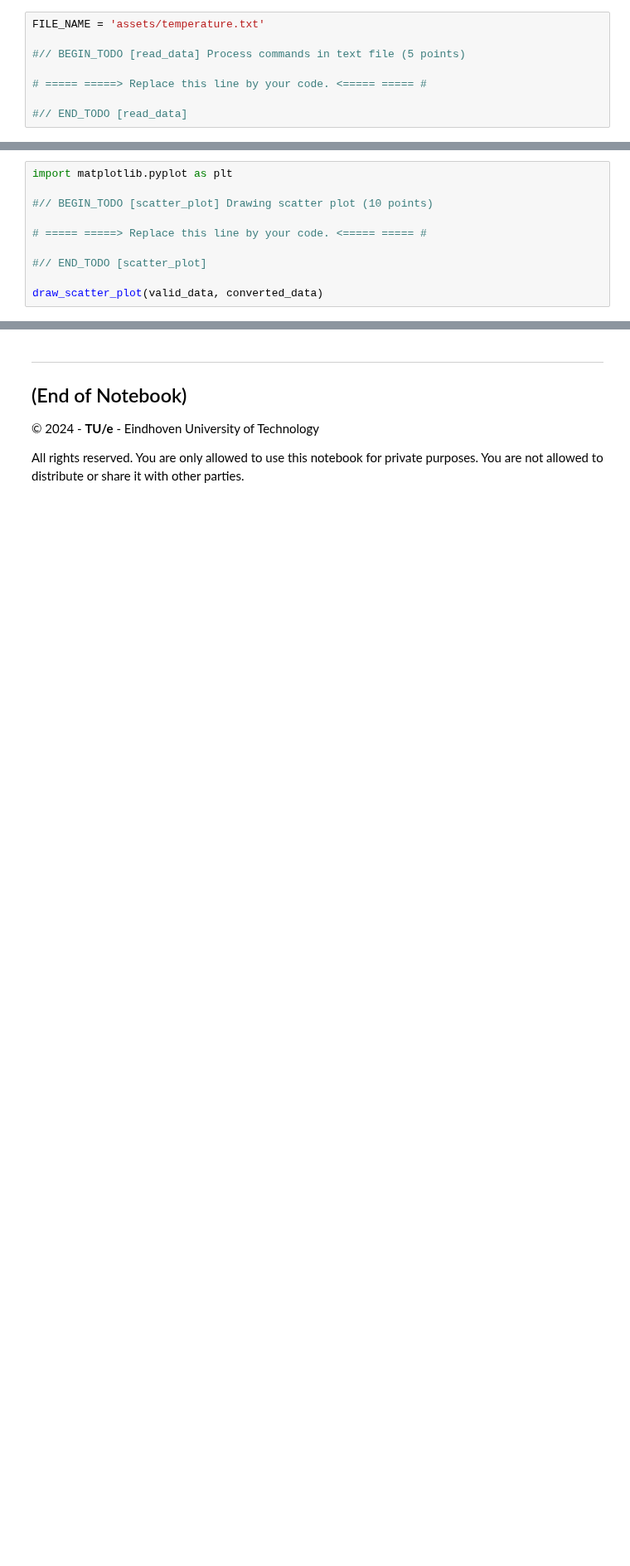
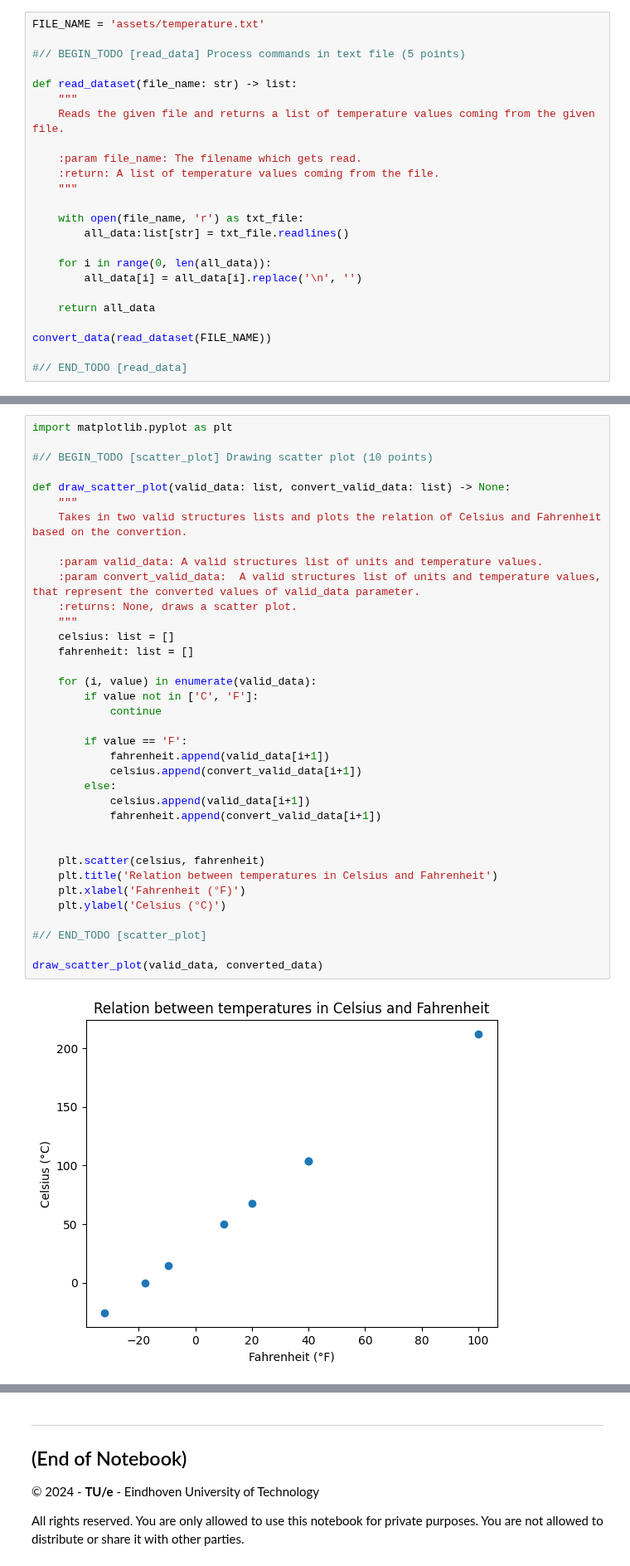
Before and after one commit to AbdullahAlhariri/JBI010, a Jupyter notebook: assignments/assignment 1/Assignment-1-2184796.ipynb, the cells around one changed output, grey strips where cells are left out. Shown at 83% size. Saved outputs shown, nothing was run; the diff lists cells and outputs as text; blank space fills up the shorter version.

```diff
--- a/assignments/assignment 1/Assignment-1-2184796.ipynb
+++ b/assignments/assignment 1/Assignment-1-2184796.ipynb
@@ -463,6 +556,22 @@ FILE_NAME = 'assets/temperature.txt'
 
 #// BEGIN_TODO [read_data] Process commands in text file (5 points)
 
-# ===== =====> Replace this line by your code. <===== ===== #
+def read_dataset(file_name: str) -> list:
+    """
+    Reads the given file and returns a list of temperature values coming from the given file.
+
+    :param file_name: The filename which gets read.
+    :return: A list of temperature values coming from the file.
+    """
+
+    with open(file_name, 'r') as txt_file:
+        all_data:list[str] = txt_file.readlines()
+
+    for i in range(0, len(all_data)):
+        all_data[i] = all_data[i].replace('\n', '')
+
+    return all_data
+
+convert_data(read_dataset(FILE_NAME))
 
 #// END_TODO [read_data]
@@ -551,13 +720,41 @@ scatter_plot(create_valid_data, convert_valid_data)
 # %%
 import matplotlib.pyplot as plt
 
 #// BEGIN_TODO [scatter_plot] Drawing scatter plot (10 points)
 
-# ===== =====> Replace this line by your code. <===== ===== #
+def draw_scatter_plot(valid_data: list, convert_valid_data: list) -> None:
+    """
+    Takes in two valid structures lists and plots the relation of Celsius and Fahrenheit based on the convertion.
+
+    :param valid_data: A valid structures list of units and temperature values.
+    :param convert_valid_data:  A valid structures list of units and temperature values, that represent the converted values of valid_data parameter.
+    :returns: None, draws a scatter plot.
+    """
+    celsius: list = []
+    fahrenheit: list = []
+
+    for (i, value) in enumerate(valid_data):
+        if value not in ['C', 'F']:
+            continue
+
+        if value == 'F':
+            fahrenheit.append(valid_data[i+1])
+            celsius.append(convert_valid_data[i+1])
+        else:
+            celsius.append(valid_data[i+1])
+            fahrenheit.append(convert_valid_data[i+1])
+
+
+    plt.scatter(celsius, fahrenheit)
+    plt.title('Relation between temperatures in Celsius and Fahrenheit')
+    plt.xlabel('Fahrenheit (°F)')
+    plt.ylabel('Celsius (°C)')
 
 #// END_TODO [scatter_plot]
 
 draw_scatter_plot(valid_data, converted_data)
+# %% [output]
+[figure, added]
 # %% [markdown]
 ## Part 2: Dutch Weather Data
 
```
Also changed, not shown: parts of 12 cells of this notebook.
